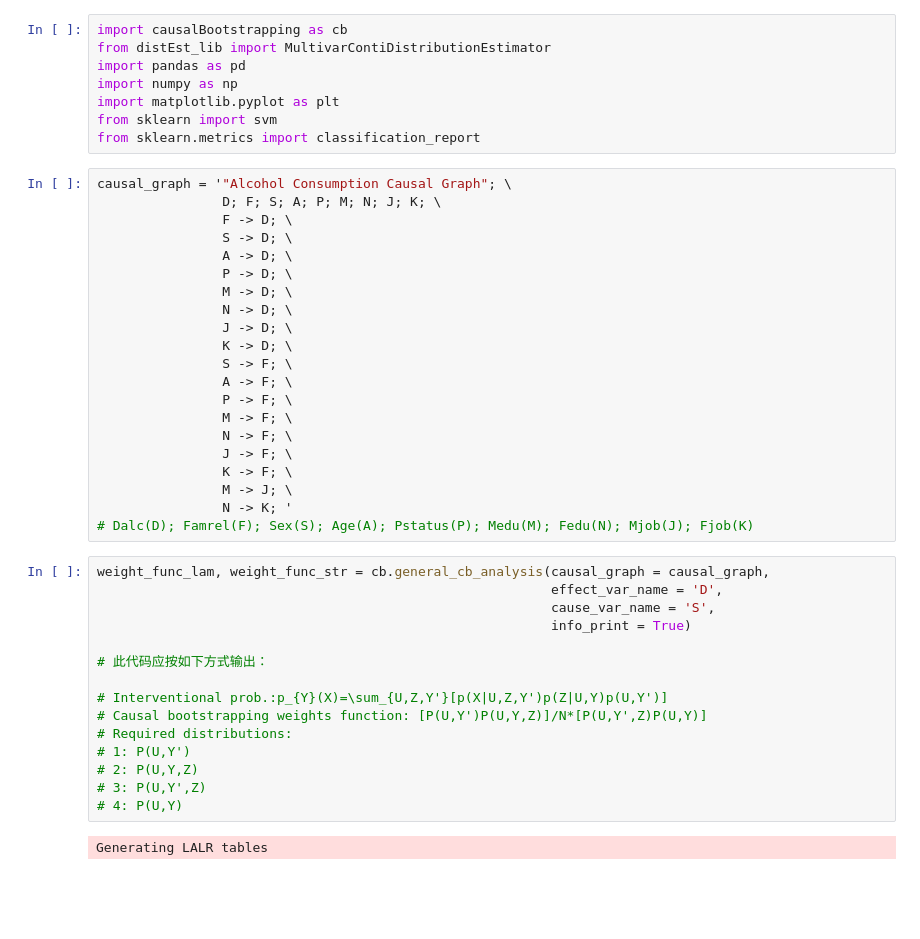
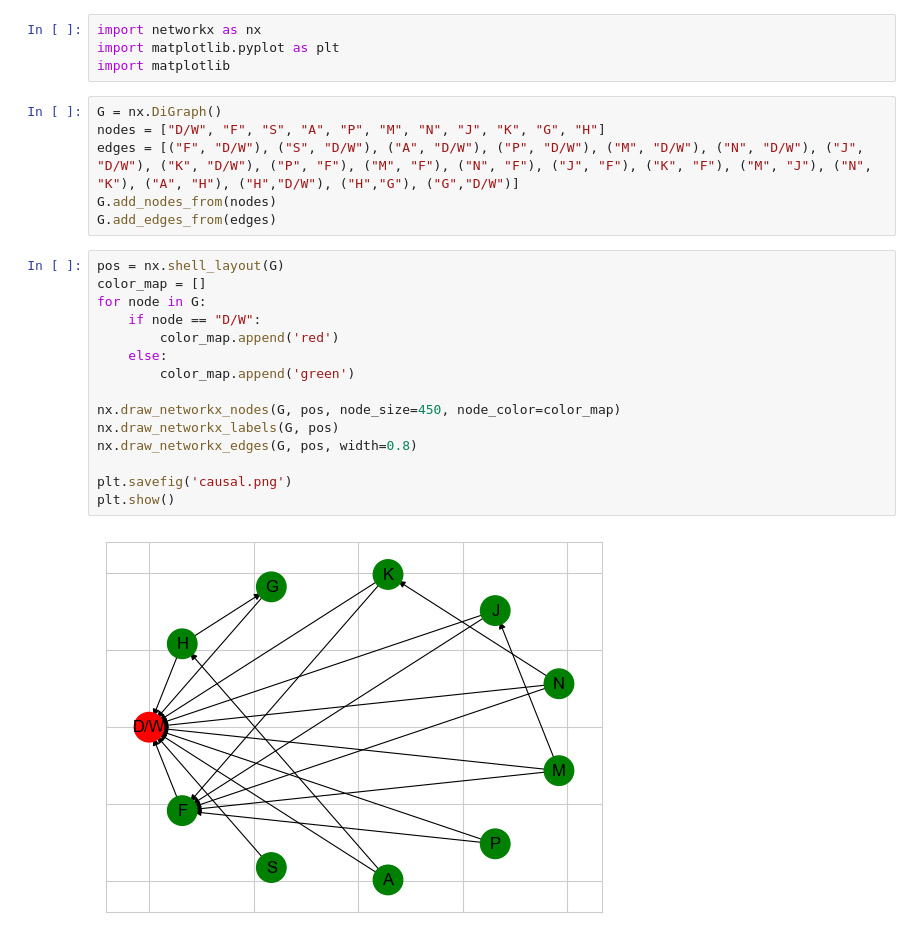
Before and after one commit to moon1201/DSGP8_Final, a Jupyter notebook: causal.ipynb, the cells around one changed output. Cells and saved outputs as stored; diff of their text form; blank space fills up the shorter version.

```diff
--- a/causal.ipynb
+++ b/causal.ipynb
@@ -1,46 +1,27 @@
-# %%
-import causalBootstrapping as cb
-from distEst_lib import MultivarContiDistributionEstimator
-import pandas as pd
-import numpy as np
-import matplotlib.pyplot as plt
-from sklearn import svm
-from sklearn.metrics import classification_report
+# %%
+import networkx as nx
+import matplotlib.pyplot as plt
+import matplotlib
 # %%
-causal_graph = '"Alcohol Consumption Causal Graph"; \
-                D; F; S; A; P; M; N; J; K; \
-                F -> D; \
-                S -> D; \
-                A -> D; \
-                P -> D; \
-                M -> D; \
-                N -> D; \
-                J -> D; \
-                K -> D; \
-                S -> F; \
-                A -> F; \
-                P -> F; \
-                M -> F; \
-                N -> F; \
-                J -> F; \
-                K -> F; \
-                M -> J; \
-                N -> K; '
-# Dalc(D); Famrel(F); Sex(S); Age(A); Pstatus(P); Medu(M); Fedu(N); Mjob(J); Fjob(K)
+G = nx.DiGraph()
+nodes = ["D/W", "F", "S", "A", "P", "M", "N", "J", "K", "G", "H"]
+edges = [("F", "D/W"), ("S", "D/W"), ("A", "D/W"), ("P", "D/W"), ("M", "D/W"), ("N", "D/W"), ("J", "D/W"), ("K", "D/W"), ("P", "F"), ("M", "F"), ("N", "F"), ("J", "F"), ("K", "F"), ("M", "J"), ("N", "K"), ("A", "H"), ("H","D/W"), ("H","G"), ("G","D/W")]
+G.add_nodes_from(nodes)
+G.add_edges_from(edges)
-# %%
-weight_func_lam, weight_func_str = cb.general_cb_analysis(causal_graph = causal_graph,
-                                                          effect_var_name = 'D',
-                                                          cause_var_name = 'S',
-                                                          info_print = True)
-
-# 此代码应按如下方式输出：
-
-# Interventional prob.:p_{Y}(X)=\sum_{U,Z,Y'}[p(X|U,Z,Y')p(Z|U,Y)p(U,Y')]
-# Causal bootstrapping weights function: [P(U,Y')P(U,Y,Z)]/N*[P(U,Y',Z)P(U,Y)]
-# Required distributions:
-# 1: P(U,Y')
-# 2: P(U,Y,Z)
-# 3: P(U,Y',Z)
-# 4: P(U,Y)
-# %% [output]
-Generating LALR tables
+# %%
+pos = nx.shell_layout(G)
+color_map = []
+for node in G:
+    if node == "D/W":
+        color_map.append('red')
+    else:
+        color_map.append('green')
+
+nx.draw_networkx_nodes(G, pos, node_size=450, node_color=color_map)
+nx.draw_networkx_labels(G, pos)
+nx.draw_networkx_edges(G, pos, width=0.8)
+
+plt.savefig('causal.png')
+plt.show()
+# %% [output]
+[figure, added]
```
Also changed, not shown: 16 other files.
